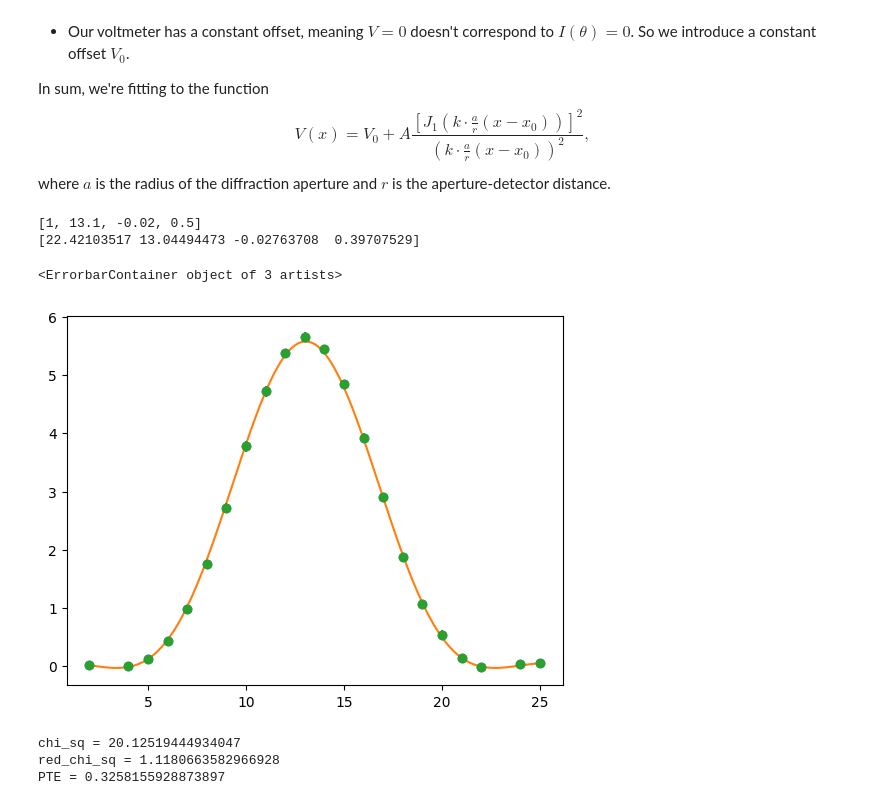
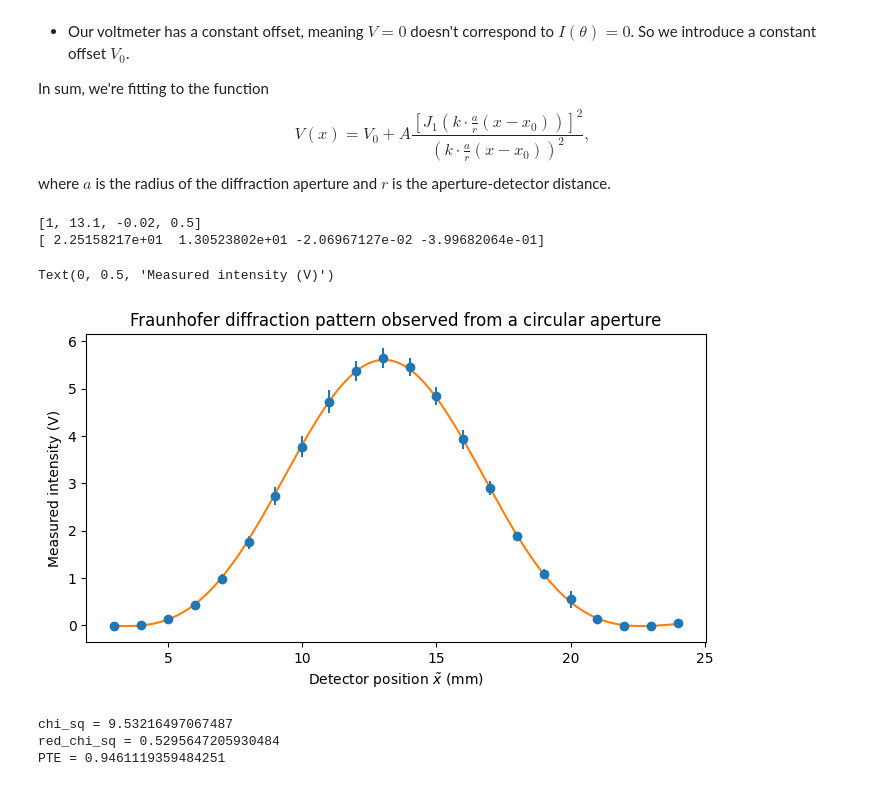
Before and after one commit to cneelyhmc/phys134-exp1, a Jupyter notebook: exp1_fraunhofer.ipynb, the cells around one changed output. Drawn from its saved outputs; the diff is of its cells as text; code cells hidden in the pictures.

Commit message:
new figure, excluded different data points

```diff
--- a/exp1_fraunhofer.ipynb
+++ b/exp1_fraunhofer.ipynb
@@ -43,18 +43,26 @@ for i in range(28):
 
 
 # removing data from the fringes
-a=2
-xdata = xdata[a-1:-a]
-ydata = ydata[a-1:-a]
+a=3
+xdata = xdata[a:-a]
+ydata = ydata[a:-a]
 
-xdata.pop(2)
-ydata.pop(2)
+# xdata.pop(2)
+# ydata.pop(2)
 
-xdata.pop(-3)
-ydata.pop(-3)
+# xdata.pop(-3)
+# ydata.pop(-3)
 
-xdata.pop(0)
-ydata.pop(0)
+# xdata.pop(0)
+# ydata.pop(0)
+
+# # new pops
+
+# xdata.pop(-1)
+# ydata.pop(-1)
+
+# xdata.pop(0)
+# ydata.pop(0)
 
 
 yerr = np.std(ydata, axis=1)
@@ -134,38 +142,43 @@ def myfit(x, A, x0, V0, k):
 
 # p0 = [22, 13.1, -0.02, 0.5]
 p0 = [1, 13.1, -0.02, 0.5]
 (popt, pcov) = curve_fit(myfit, x_means, y_means, sigma=y_sems, absolute_sigma=True, p0=p0)
 perr = np.sqrt(np.diag(pcov))
 
 # ... and plot it!
 
-plt.errorbar(x_means, y_means, y_sems, fmt='o', linestyle='')
+plt.figure(figsize=(8,4))
+plt.errorbar(x_means, y_means, 2.5*y_sems, fmt='o', linestyle='')
 
 xfit4plot = np.linspace(min(x_means), max(x_means), 1000)
 yfit4plot = myfit(xfit4plot, * popt )
 plt.plot(xfit4plot, yfit4plot, label = "fit")
 
 
 print(p0)
 print(popt)
 # print(pcov)
 
 # def f(x, A, x0, V0, k):
 #     return V0 + A * ( j1(k*(x-x0)) / (k*(x-x0)) )**2
 
 x_linspace = np.linspace(min(x_means), max(x_means), 1000)
 # y_linspace = myfit(x_linspace, 22.75, 13.01, -0.02, 0.4)
 
-plt.errorbar(x_means, y_means, y_sems, fmt='o', linestyle='')
+# plt.errorbar(x_means, y_means, y_sems, fmt='o', linestyle='')
 # plt.plot(x_linspace, y_linspace)
 
 # zoom into bottom
 # plt.ylim(-0.1, 0.25)
+
+plt.title(r"Fraunhofer diffraction pattern observed from a circular aperture")
+plt.xlabel(r"Detector position $\tilde x$ (mm)")
+plt.ylabel("Measured intensity (V)")
 # %% [output]
 [1, 13.1, -0.02, 0.5]
-[22.42103517 13.04494473 -0.02763708  0.39707529]
+[ 2.25158217e+01  1.30523802e+01 -2.06967127e-02 -3.99682064e-01]
-<ErrorbarContainer object of 3 artists>
+Text(0, 0.5, 'Measured intensity (V)')
-[figure, old version]
+[figure, new version]
 # %%
 resids = y_means - myfit(x_means, * popt)
 norm_resids = resids/y_sems
@@ -182,9 +195,9 @@ print('red_chi_sq = ' + str(red_chi_sq))
 PTE = 1 - chi2.cdf(chi_sq, df=df)
 print('PTE = ' + str(PTE))
 # %% [output]
-chi_sq = 20.12519444934047
-red_chi_sq = 1.1180663582966928
-PTE = 0.3258155928873897
+chi_sq = 9.53216497067487
+red_chi_sq = 0.5295647205930484
+PTE = 0.9461119359484251
 # %%
 plt.errorbar(x_means, resids, y_sems, fmt="o", label="data")
 plt.hlines(0, min(x_means), max(x_means))
```
Also changed, not shown: parts of 4 cells of this notebook.
